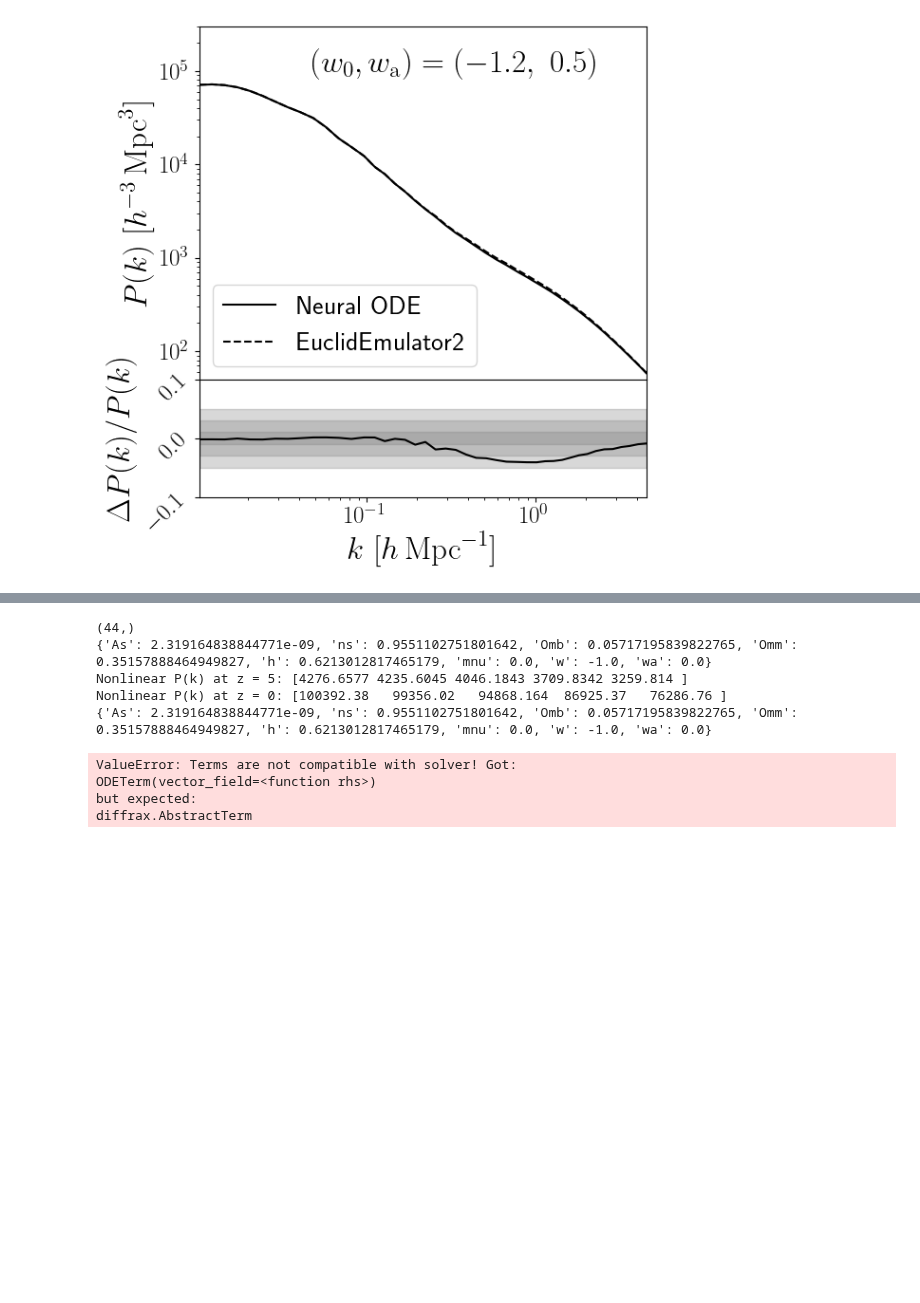
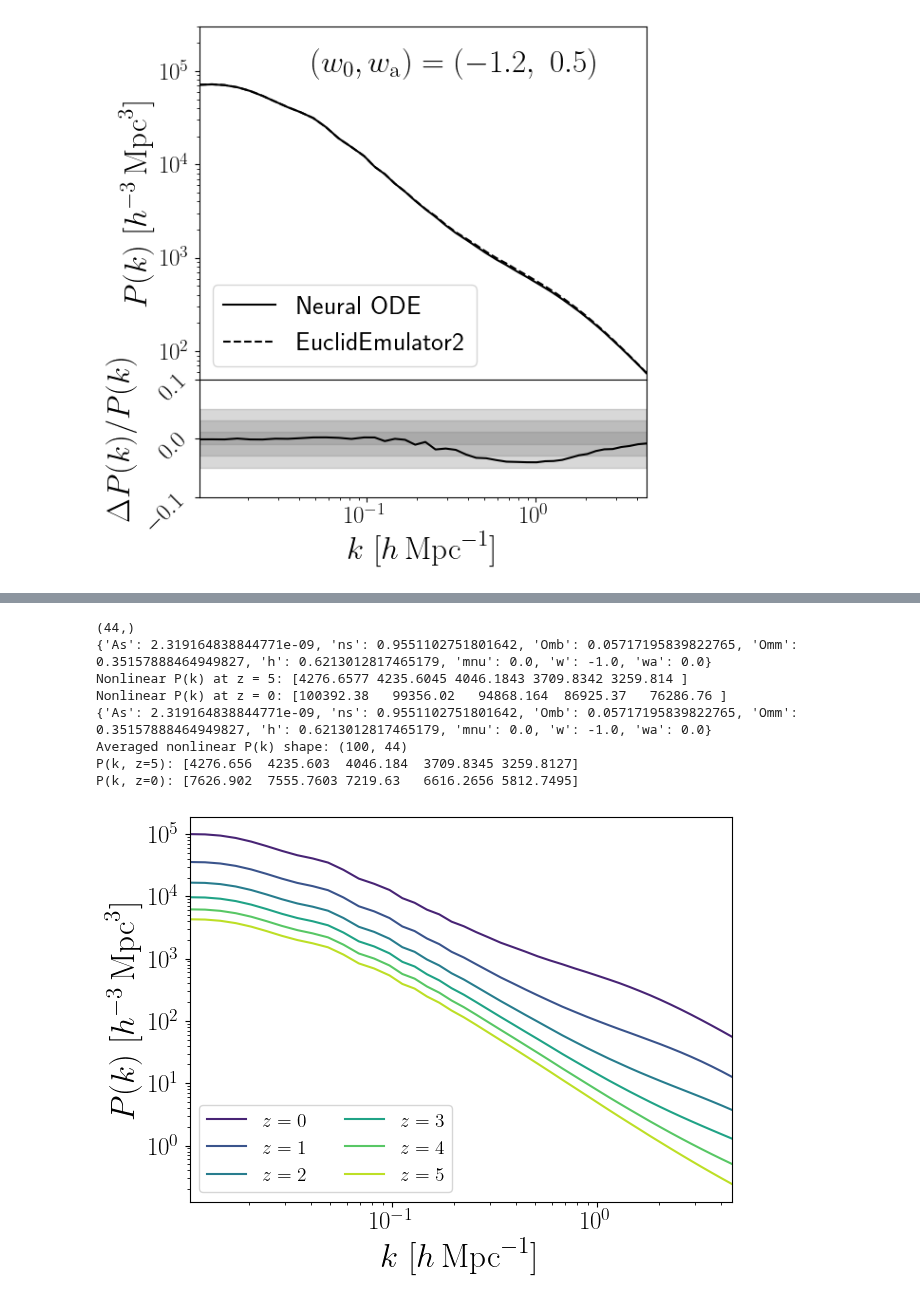
Before and after one commit to pltaylor16/odd_emu, a Jupyter notebook: new_approach_2/results.ipynb, the cells around one changed output, grey strips where cells are left out. Saved outputs shown, nothing was run; the diff lists cells and outputs as text; code cells hidden in the pictures; blank space fills up the shorter version.

```diff
--- a/new_approach_2/results.ipynb
+++ b/new_approach_2/results.ipynb
@@ -1696,12 +1696,12 @@ for seed in [42]:
     G = 4.30091e-9  # Mpc Msun^-1 (km/s)^2
 
     def w_of_z(z):
-        return jnp.polyval(coeffs_jax , z)
+        return jnp.polyval(w_coeffs, z)
 
-    def Hz_func(z, Omm, h):
+    def Hz_func(z):
         a = 1.0 / (1.0 + z)
         w_z = w_of_z(z)
-        Ez2 = Omm * (1 + z)**3 + (1 - Omm) * a**(-3.0 * (1.0 + w_z))
+        Ez2 = Omm * (1 + z)**3 + (1 - Omm) * a**(-3.0 * (1.0 - 1.0))
         return 100.0 * h * jnp.sqrt(Ez2)
 
     def rho_m_func(z):
@@ -1800,53 +1800,47 @@ for seed in [42]:
         pk_true = get_nonlinear_pk(z)
 
         # Plot Neural ODE prediction (solid)
-        plt.plot(k, pk_pred, color=colors[i], ls='-')
+        plt.plot(k, pk_pred, color=colors[i], ls='-', label=fr"$z={z}$")
 
         # Plot EuclidEmulator2 (dashed)
-        plt.plot(k, pk_true, color=colors[i], ls='--')
+        #plt.plot(k, pk_true, color=colors[i], ls='--')
 
     # Axes settings
     import matplotlib as mpl
     from matplotlib import rcParams
 
     plt.rc('text', usetex=True)
 
     # Set global font sizes
     rcParams.update({
         "legend.fontsize": 18,         # Legend text
         "axes.labelsize": 24,          # Axis labels
         "xtick.labelsize": 18,         # X-axis tick labels
         "ytick.labelsize": 18          # Y-axis tick labels
     })
     plt.xscale('log')
     plt.yscale('log')
     plt.xlabel(r"$k\ [h\,\mathrm{Mpc}^{-1}]$")
     plt.ylabel(r"$P(k)\ [h^{-3}\,\mathrm{Mpc}^3]$")
     plt.xlim(k.min(), k.max())
     #plt.ylim(5e1, 3e5)
 
     # Custom legend
-    style_handles = [
-        Line2D([0], [0], color='gray', ls='-', label='Neural ODE'),
-        Line2D([0], [0], color='gray', ls='--', label='EuclidEmulator2')
-    ]
-    color_handles = [
-        Line2D([0], [0], color=colors[i], ls='-', label=fr'$z={z}$')
-        for i, z in enumerate(z_list)
-    ]
-    handles = style_handles + color_handles
-    plt.legend(handles=handles, fontsize=14, ncol=2, loc='lower left')
 
-    plt.tight_layout()
+
+    plt.legend(fontsize=14, ncol=2, loc='lower left')
+
+    #plt.tight_layout()
     plt.plot()
+    plt.savefig('plots/pk_w_p.pdf')
 # %% [output]
 (44,)
 {'As': 2.319164838844771e-09, 'ns': 0.9551102751801642, 'Omb': 0.05717195839822765, 'Omm': 0.35157888464949827, 'h': 0.6213012817465179, 'mnu': 0.0, 'w': -1.0, 'wa': 0.0}
 Nonlinear P(k) at z = 5: [4276.6577 4235.6045 4046.1843 3709.8342 3259.814 ]
 Nonlinear P(k) at z = 0: [100392.38   99356.02   94868.164  86925.37   76286.76 ]
 {'As': 2.319164838844771e-09, 'ns': 0.9551102751801642, 'Omb': 0.05717195839822765, 'Omm': 0.35157888464949827, 'h': 0.6213012817465179, 'mnu': 0.0, 'w': -1.0, 'wa': 0.0}
+Averaged nonlinear P(k) shape: (100, 44)
+P(k, z=5): [4276.656  4235.603  4046.184  3709.8345 3259.8127]
+P(k, z=0): [7626.902  7555.7603 7219.63   6616.2656 5812.7495]
-ValueError: Terms are not compatible with solver! Got:
-ODETerm(vector_field=<function rhs>)
-but expected:
-diffrax.AbstractTerm
+[figure, added]
 # %%
```
Also changed, not shown: parts of 5 cells of this notebook.
